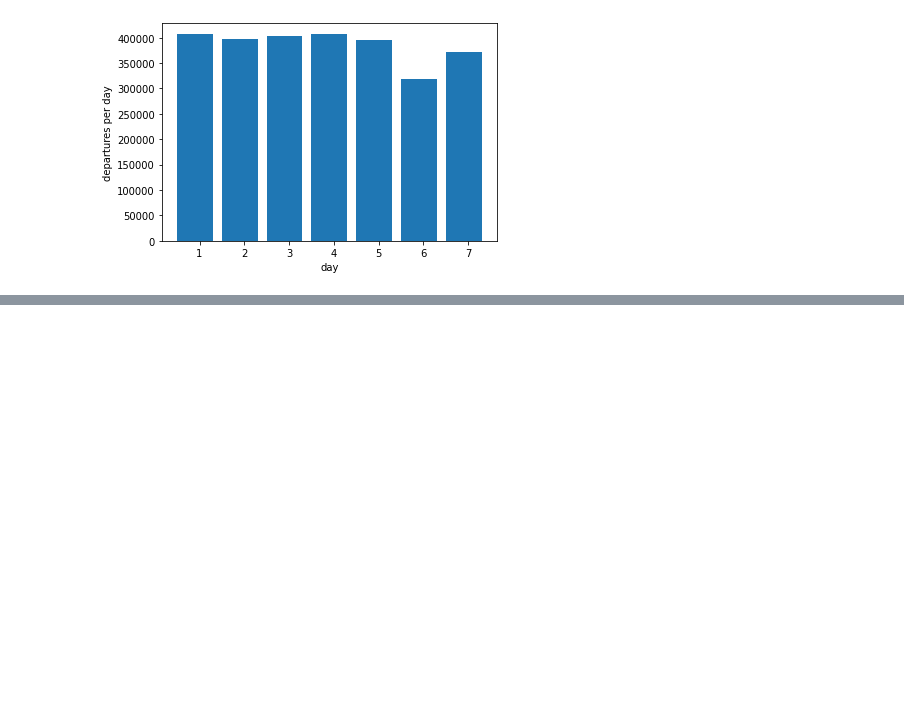
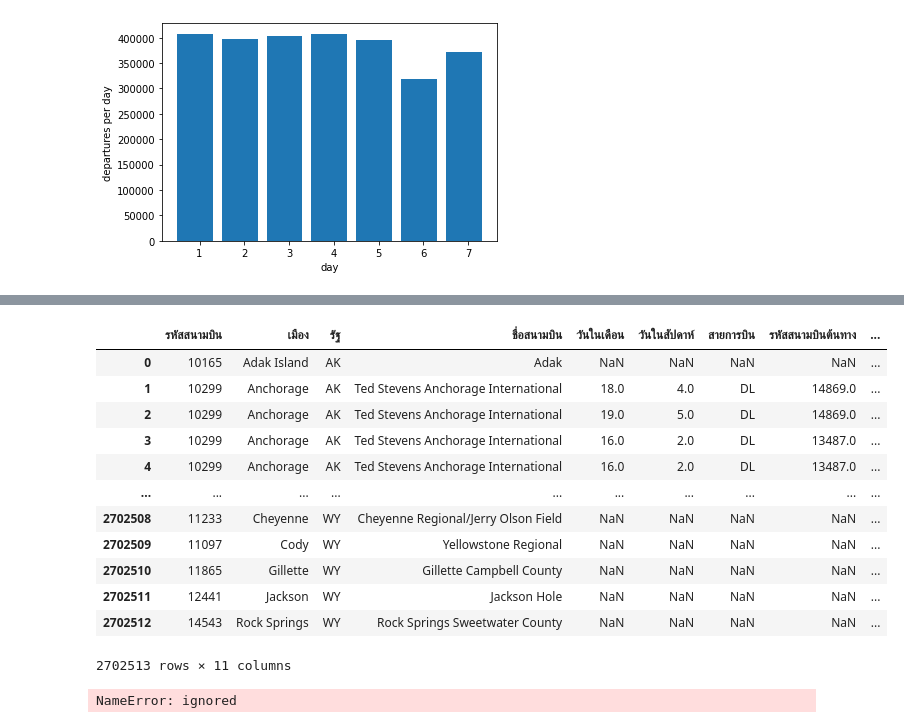
Before and after one commit to chuangchai49097/DWDM21, a Jupyter notebook: MiniExam.ipynb, the cells around one changed output, grey strips where cells are left out. Saved outputs shown, nothing was run; the diff lists cells and outputs as text; code cells hidden in the pictures; blank space fills up the shorter version.

```diff
--- a/MiniExam.ipynb
+++ b/MiniExam.ipynb
@@ -122,0 +176,21 @@ plt.xticks(np.arange(len(data_flights.iloc[:,0]))+0.1, data_flights.iloc[:,0])
+# %%
+merged_table
+# %% [output]
+|  | รหัสสนามบิน | เมือง | รัฐ | ชื่อสนามบิน | วันในเดือน | วันในสัปดาห์ | สายการบิน | รหัสสนามบินต้นทาง | ... |
+| 0 | 10165 | Adak Island | AK | Adak | NaN | NaN | NaN | NaN | ... |
+| 1 | 10299 | Anchorage | AK | Ted Stevens Anchorage International | 18.0 | 4.0 | DL | 14869.0 | ... |
+| 2 | 10299 | Anchorage | AK | Ted Stevens Anchorage International | 19.0 | 5.0 | DL | 14869.0 | ... |
+| 3 | 10299 | Anchorage | AK | Ted Stevens Anchorage International | 16.0 | 2.0 | DL | 13487.0 | ... |
+| 4 | 10299 | Anchorage | AK | Ted Stevens Anchorage International | 16.0 | 2.0 | DL | 13487.0 | ... |
+| ... | ... | ... | ... | ... | ... | ... | ... | ... | ... |
+| 2702508 | 11233 | Cheyenne | WY | Cheyenne Regional/Jerry Olson Field | NaN | NaN | NaN | NaN | ... |
+| 2702509 | 11097 | Cody | WY | Yellowstone Regional | NaN | NaN | NaN | NaN | ... |
+| 2702510 | 11865 | Gillette | WY | Gillette Campbell County | NaN | NaN | NaN | NaN | ... |
+| 2702511 | 12441 | Jackson | WY | Jackson Hole | NaN | NaN | NaN | NaN | ... |
+| 2702512 | 14543 | Rock Springs | WY | Rock Springs Sweetwater County | NaN | NaN | NaN | NaN | ... |
+2702513 rows × 11 columns
+# %%
+state_dapartures = merge_table.groupby('รัฐ').count().sort_values(by=['รหัสสนามบินต้นทาง'],ascending=False)
+state_dapartures.iloc[:6,3:4]
+# %% [output]
+NameError: ignored
```
Also changed, not shown: parts of 5 cells of this notebook.
